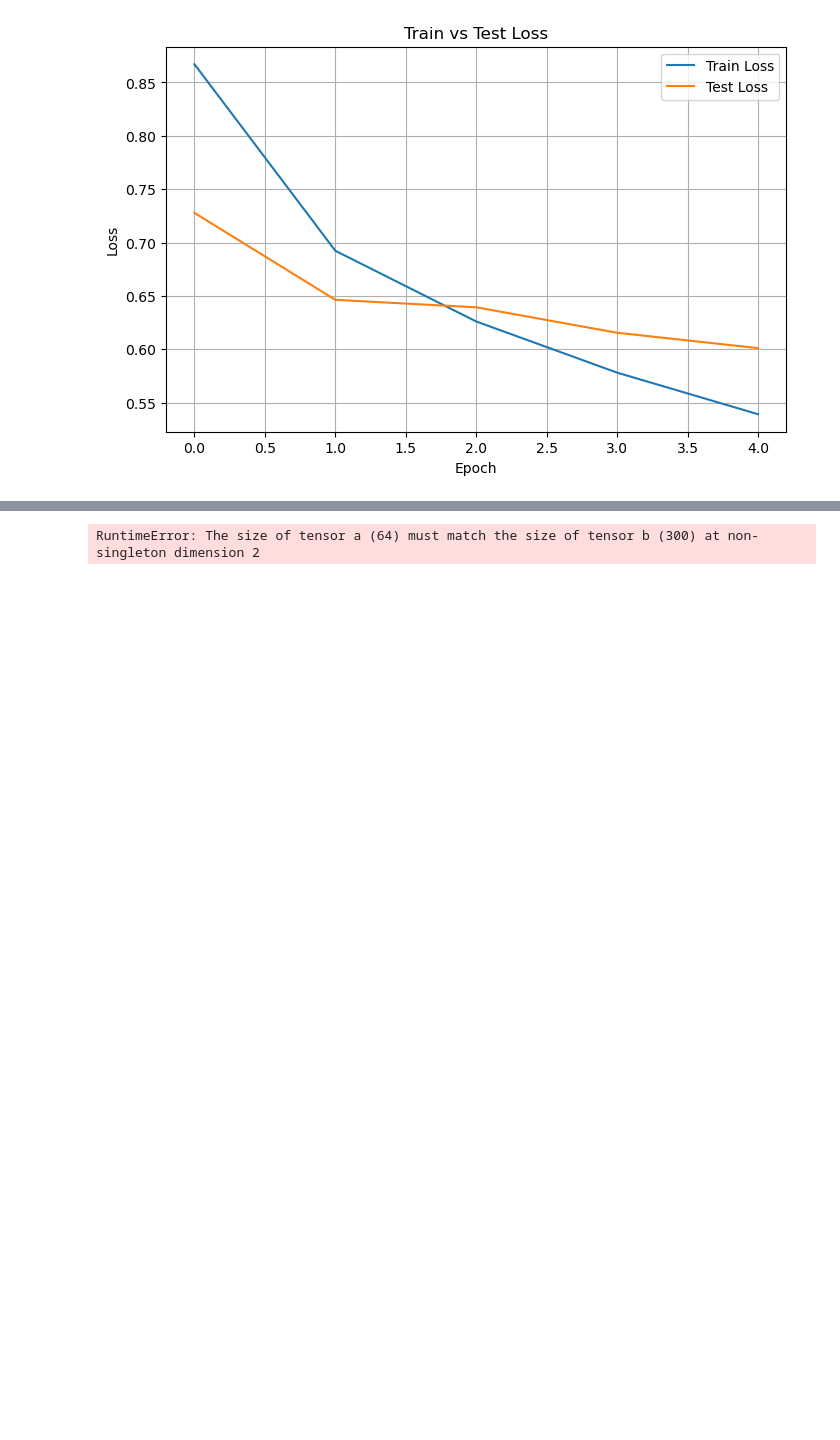
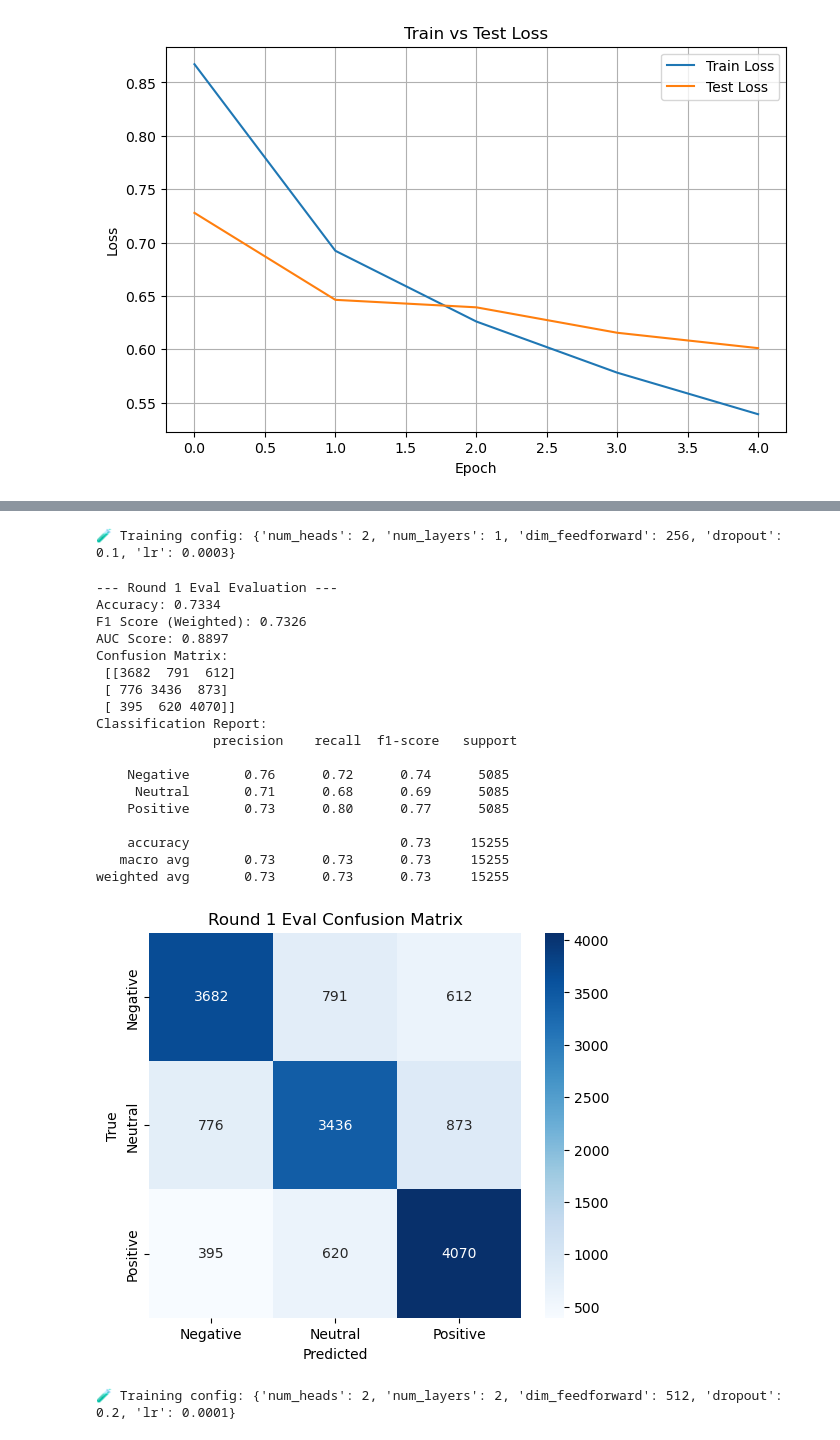
Before and after one commit to LCIT-AISC-T3-S25/Group4, a Jupyter notebook: NLP/CaseStudy2/NCT_word2vec/CBOW_word2vec.ipynb, the cells around one changed output, grey strips where cells are left out. Drawn from its saved outputs; the diff is of its cells as text; code cells hidden in the pictures; blank space fills up the shorter version.

```diff
--- a/NLP/CaseStudy2/NCT_word2vec/CBOW_word2vec.ipynb
+++ b/NLP/CaseStudy2/NCT_word2vec/CBOW_word2vec.ipynb
@@ -436,36 +426,58 @@ def evaluate_accuracy(model, loader):
 # %%
-# ROUND 1 – Baseline Tuning
 round1_configs = [
-    {"num_heads": 2, "num_layers": 1, "dim_feedforward": 256, "dropout": 0.3, "lr": 3e-4},
-    {"num_heads": 2, "num_layers": 2, "dim_feedforward": 512, "dropout": 0.3, "lr": 1e-4},
+    {"num_heads": 2, "num_layers": 1, "dim_feedforward": 256, "dropout": 0.1, "lr": 3e-4},
+    {"num_heads": 2, "num_layers": 2, "dim_feedforward": 512, "dropout": 0.2, "lr": 1e-4},
 ]
 
 best1 = {"acc": 0}
 
 for cfg in round1_configs:
-    model = TunableTransformer(
-    300, MAX_LEN,
-    num_heads=cfg["num_heads"],
-    num_layers=cfg["num_layers"],
-    dim_feedforward=cfg["dim_feedforward"],
-    dropout=cfg["dropout"]
+    print("🧪 Training config:", cfg)
+
+    model = TransformerClassifier(
+        embedding_matrix=embedding_matrix,
+        num_heads=cfg["num_heads"],
+        num_layers=cfg["num_layers"],
+        dim_feedforward=cfg["dim_feedforward"],
+        dropout=cfg["dropout"],
+        num_classes=3
     ).to(device)
+
     optimizer = torch.optim.Adam(model.parameters(), lr=cfg["lr"])
     criterion = nn.CrossEntropyLoss(weight=class_weights)
 
     for epoch in range(5):
         model.train()
-        for X, y in train_loader:
-            X, y = X.to(device), y.to(device)
+        for xb, yb in train_loader:
+            xb, yb = xb.to(device), yb.to(device)
             optimizer.zero_grad()
-            out = model(X)
-            loss = criterion(out, y)
+            out = model(xb)
+            loss = criterion(out, yb)
             loss.backward()
             optimizer.step()
 
-    acc = evaluate_accuracy(model, test_loader)
-    print(f"Round 1 Config: {cfg}, Test Acc: {acc:.2f}%")
-    if acc > best1["acc"]:
+    acc = evaluate_model(test_loader, name="Round 1 Eval")  # Returns acc
+    if acc and acc > best1["acc"]:
         best1 = {"acc": acc, "model": model, "cfg": cfg}
 # %% [output]
-RuntimeError: The size of tensor a (64) must match the size of tensor b (300) at non-singleton dimension 2
+🧪 Training config: {'num_heads': 2, 'num_layers': 1, 'dim_feedforward': 256, 'dropout': 0.1, 'lr': 0.0003}
+--- Round 1 Eval Evaluation ---
+Accuracy: 0.7334
+F1 Score (Weighted): 0.7326
+AUC Score: 0.8897
+Confusion Matrix:
+ [[3682  791  612]
+ [ 776 3436  873]
+ [ 395  620 4070]]
+Classification Report:
+               precision    recall  f1-score   support
+
+    Negative       0.76      0.72      0.74      5085
+     Neutral       0.71      0.68      0.69      5085
+    Positive       0.73      0.80      0.77      5085
+
+    accuracy                           0.73     15255
+   macro avg       0.73      0.73      0.73     15255
+weighted avg       0.73      0.73      0.73     15255
+[figure, added]
+🧪 Training config: {'num_heads': 2, 'num_layers': 2, 'dim_feedforward': 512, 'dropout': 0.2, 'lr': 0.0001}
```
Also changed, not shown: parts of 6 cells of this notebook, 1 other file.
